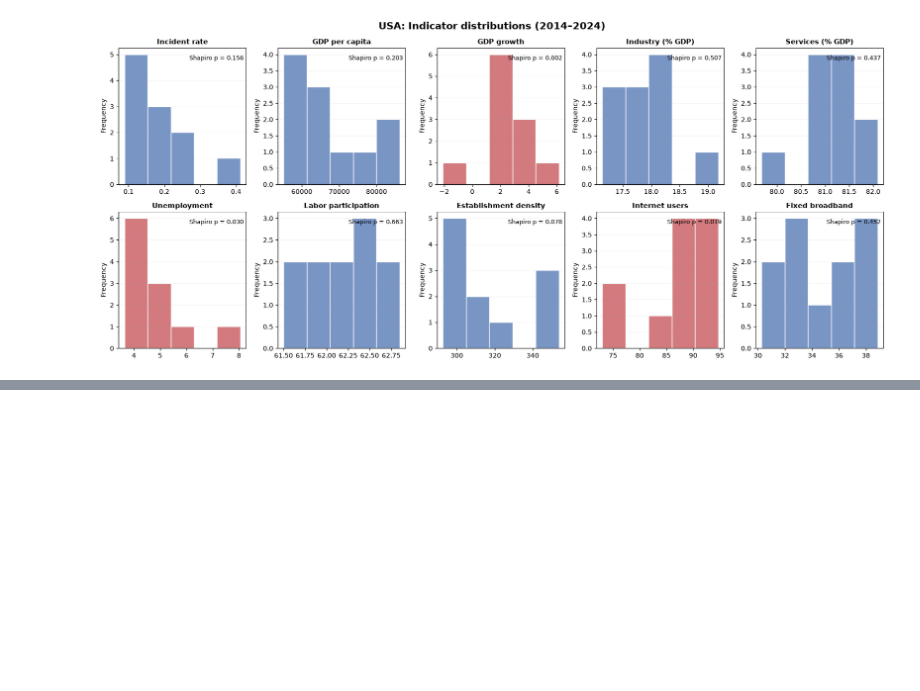
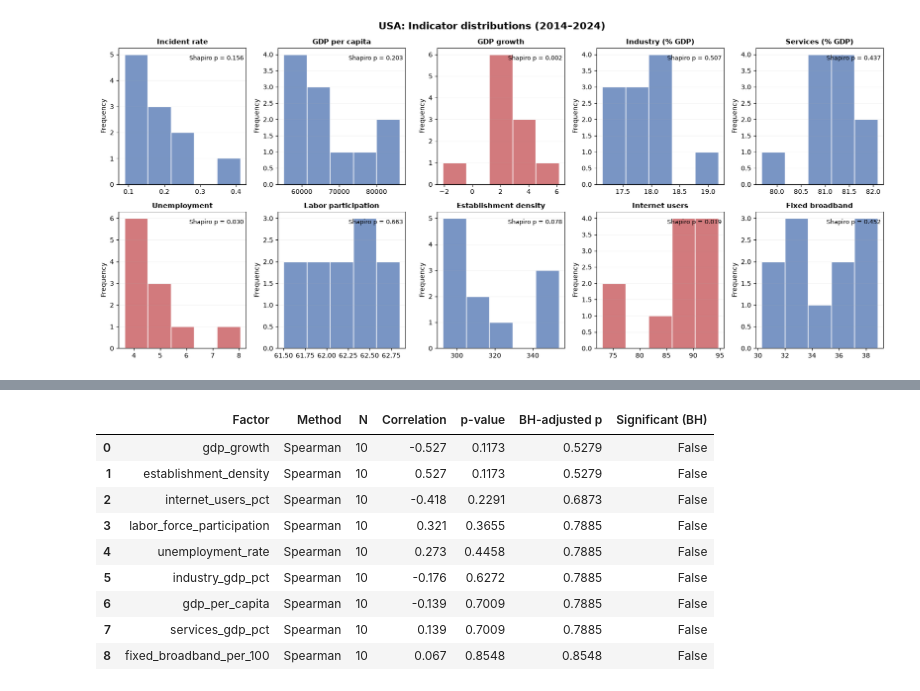
Before and after one commit to McTehno/Cybersecurity-incident-causations, a Jupyter notebook: usa/notebooks/factors/01_usa_incident_rate.ipynb, the cells around one changed output, grey strips where cells are left out. Cells and saved outputs as stored; diff of their text form; code cells hidden in the pictures; blank space fills up the shorter version.

```diff
--- a/usa/notebooks/factors/01_usa_incident_rate.ipynb
+++ b/usa/notebooks/factors/01_usa_incident_rate.ipynb
@@ -583,0 +760,20 @@ plt.show()
+# %%
+# Assess normality of annual changes
+change_normality_results = []
+
+for factor in factors:
+    statistic, p_value = shapiro(df_changes[factor])
+
+    change_normality_results.append({
+        "Indicator": factor,
+        "Shapiro W": statistic,
+        "p-value": p_value,
+        "Reject normality": p_value < 0.05,
+    })
+
+change_normality_df = pd.DataFrame(change_normality_results)
+
+display(change_normality_df.round({
+    "Shapiro W": 4,
+    "p-value": 4,
+}))
@@ -583,0 +792,55 @@ plt.show()
+# %%
+
+# Spearman correlations of annual changes
+change_results = []
+
+for factor in factors:
+    if factor == "incident_rate":
+        continue
+
+    coefficient, p_value = spearmanr(
+        df_changes[factor],
+        df_changes["incident_rate"],
+    )
+
+    change_results.append({
+        "Factor": factor,
+        "Method": "Spearman",
+        "N": len(df_changes),
+        "Correlation": coefficient,
+        "p-value": p_value,
+    })
+
+change_tests = pd.DataFrame(change_results)
+
+change_tests["BH-adjusted p"] = multipletests(
+    change_tests["p-value"],
+    method="fdr_bh",
+)[1]
+
+change_tests["Significant (BH)"] = (
+    change_tests["BH-adjusted p"] < 0.05
+)
+
+change_tests = change_tests.sort_values(
+    "Correlation",
+    key=lambda values: values.abs(),
+    ascending=False,
+).reset_index(drop=True)
+
+display(change_tests.round({
+    "Correlation": 3,
+    "p-value": 4,
+    "BH-adjusted p": 4,
+}))
+# %% [output]
+|  | Factor | Method | N | Correlation | p-value | BH-adjusted p | Significant (BH) |
+| 0 | gdp_growth | Spearman | 10 | -0.527 | 0.1173 | 0.5279 | False |
+| 1 | establishment_density | Spearman | 10 | 0.527 | 0.1173 | 0.5279 | False |
+| 2 | internet_users_pct | Spearman | 10 | -0.418 | 0.2291 | 0.6873 | False |
+| 3 | labor_force_participation | Spearman | 10 | 0.321 | 0.3655 | 0.7885 | False |
+| 4 | unemployment_rate | Spearman | 10 | 0.273 | 0.4458 | 0.7885 | False |
+| 5 | industry_gdp_pct | Spearman | 10 | -0.176 | 0.6272 | 0.7885 | False |
+| 6 | gdp_per_capita | Spearman | 10 | -0.139 | 0.7009 | 0.7885 | False |
+| 7 | services_gdp_pct | Spearman | 10 | 0.139 | 0.7009 | 0.7885 | False |
+| 8 | fixed_broadband_per_100 | Spearman | 10 | 0.067 | 0.8548 | 0.8548 | False |
```
Also changed, not shown: parts of 26 cells of this notebook.
